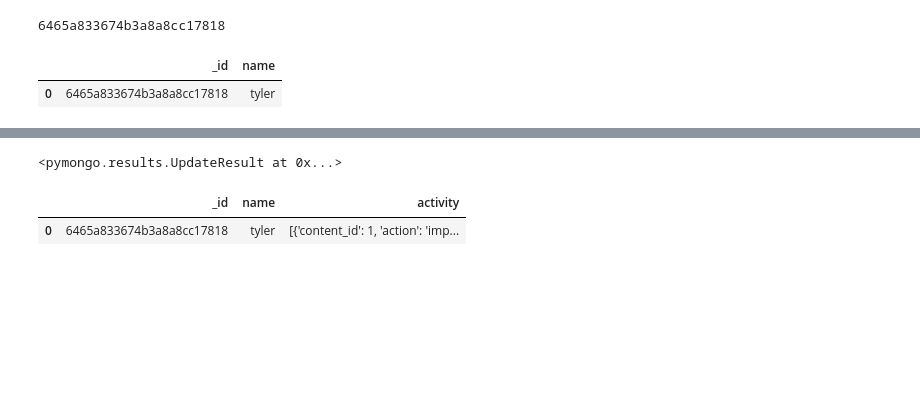
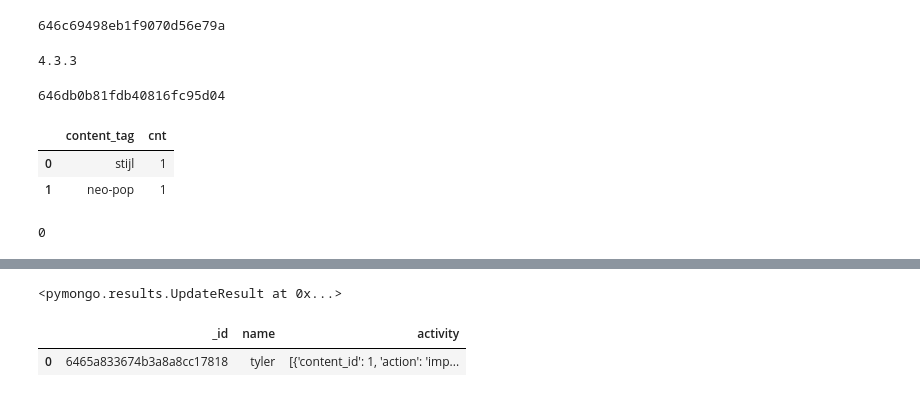
Before and after one commit to aleksandr-dzhumurat/wikiart_data_scraper, a Jupyter notebook: src/jupyter_notebooks/mongo_client.ipynb, the cells around one changed output, grey strips where cells are left out. Cells and saved outputs as stored; diff of their text form; code cells hidden in the pictures; blank space fills up the shorter version.

```diff
--- a/src/jupyter_notebooks/mongo_client.ipynb
+++ b/src/jupyter_notebooks/mongo_client.ipynb
@@ -2,19 +2,59 @@
 from pymongo import MongoClient
 from bson.objectid import ObjectId
 # %%
-myclient = ("mongodb://artinder_mongo:27017/")
-myDB = myclient["myDB"]
-userTable = myDB["Users"]
-userDict={"name": "tyler"}
-
-_id = userTable.insert_one(userDict).inserted_id
-print(_id)
+mongo_client = MongoClient("mongodb://artinder_mongo:27017/")
+user_actions_collection = mongo_client['artswipe_db']['user_actions']
-# %% [output]
-6465a833674b3a8a8cc17818
+# %%
+# new_user_id = userTable.insert_one({'name': 'random_name', 'actions': []}).inserted_id
+print(new_user_id)
+# %% [output]
+646c69498eb1f9070d56e79a
+# %%
+import pymongo
+
+print(pymongo.__version__)
+# %% [output]
+4.3.3
 # %%
 import pandas as pd
 
-pd.json_normalize(userTable.find({}))
+name = 'Running_Android'
+
+print(str(user_actions_collection.find_one({'name': name})['_id']))
+
+user_actions_df = (
+    pd
+    .json_normalize(
+        pd.json_normalize(user_actions_collection.find({'name': name}))
+        ['actions'][0]
+    )
+)
+
+# # .groupby('content_tag')['action'].count()
+
+# # table = pd.pivot_table(actions_df, values='D', index=['A', 'B'],
+# #                        columns=['C'], aggfunc=np.sum)
+
+user_negative_tags = user_actions_df.query("""action=='dislike'""").content_tag.value_counts().to_frame(name='cnt').reset_index()
+user_positive_tags = user_actions_df.query("""action=='like'""").content_tag.value_counts().to_frame(name='cnt').reset_index()
+
+user_positive_tags.head()
 # %% [output]
+646db0b81fdb40816fc95d04
-|  | _id | name |
-| 0 | 6465a833674b3a8a8cc17818 | tyler |
+|  | content_tag | cnt |
+| 0 | stijl | 1 |
+| 1 | neo-pop | 1 |
+# %%
+name = 'Running_Androi'
+
+user_feedback = pd.json_normalize(user_actions_collection.find({'name': name}))
+if user_feedback.shape[0] > 0:
+    user_actions_df = (
+        pd
+        .json_normalize(
+            user_feedback
+            ['actions'][0]
+        )
+    )
+# %% [output]
+0
```
Also changed, not shown: parts of 7 cells of this notebook, 12 other files.
